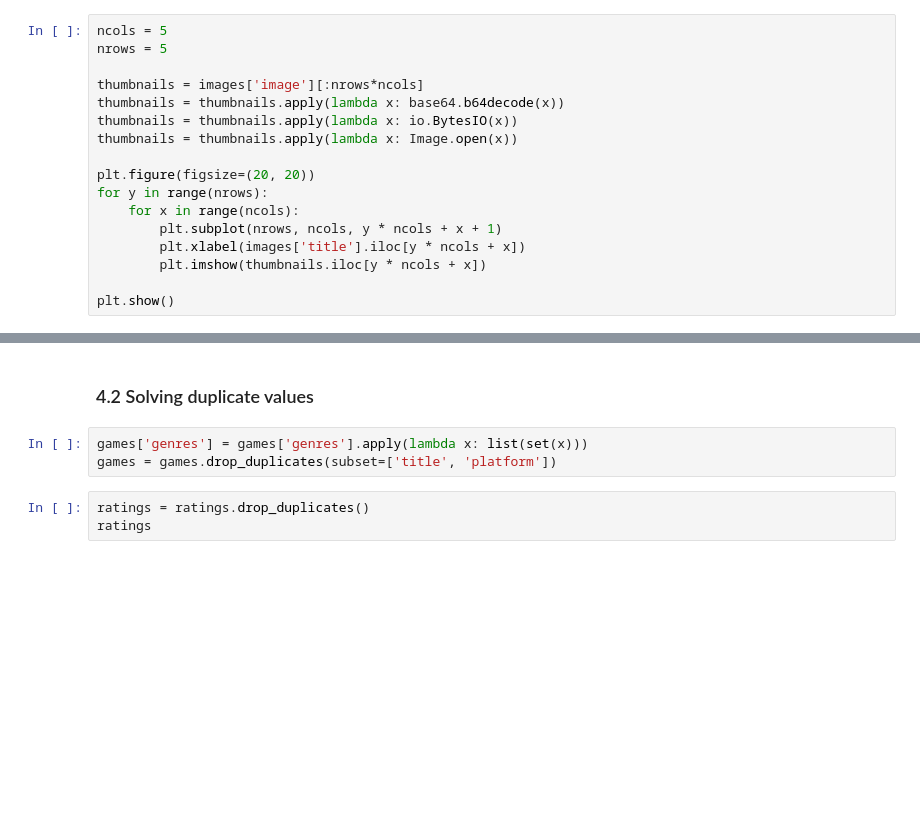
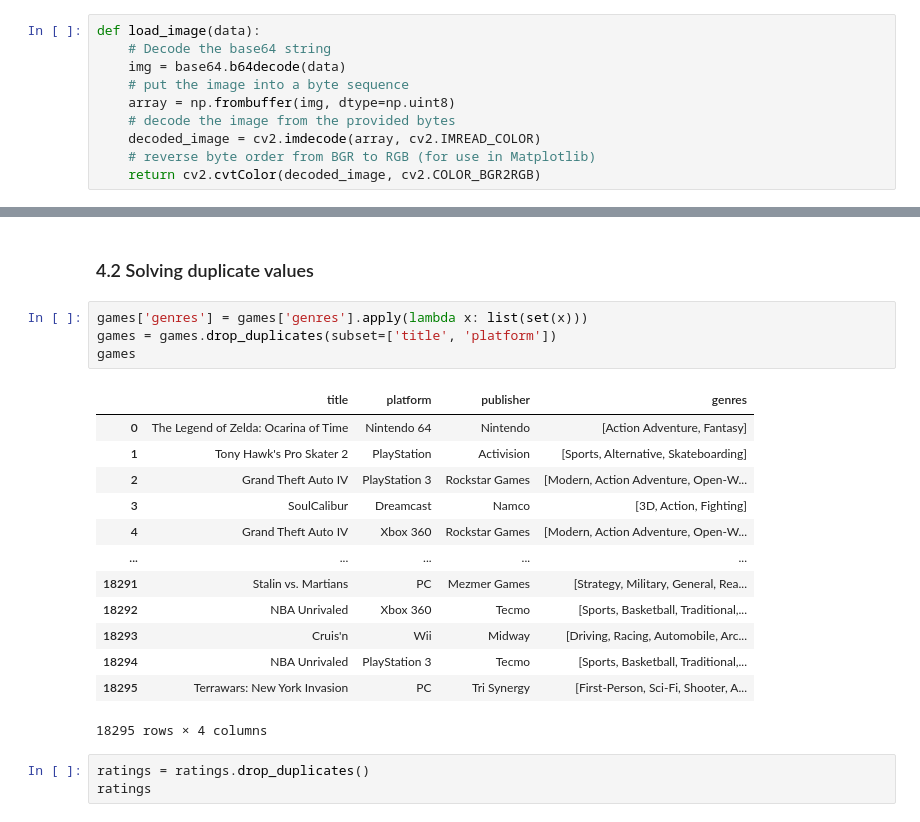
Before and after one commit to i442124/SuperScope, a Jupyter notebook: notebooks/data_storage_solution.ipynb, the cells around one changed output, grey strips where cells are left out. Cells and saved outputs as stored; diff of their text form; blank space fills up the shorter version.

Commit message:
Update Data Storage Solution and Image Feature Extractor

```diff
--- a/notebooks/data_storage_solution.ipynb
+++ b/notebooks/data_storage_solution.ipynb
@@ -63,17 +107,10 @@ images = images[['title', 'platform', 'image']]
 # %%
-ncols = 5
-nrows = 5
-
-thumbnails = images['image'][:nrows*ncols]
-thumbnails = thumbnails.apply(lambda x: base64.b64decode(x))
-thumbnails = thumbnails.apply(lambda x: io.BytesIO(x))
-thumbnails = thumbnails.apply(lambda x: Image.open(x))
-
-plt.figure(figsize=(20, 20))
-for y in range(nrows):
-    for x in range(ncols):
-        plt.subplot(nrows, ncols, y * ncols + x + 1)
-        plt.xlabel(images['title'].iloc[y * ncols + x])
-        plt.imshow(thumbnails.iloc[y * ncols + x])
-
-plt.show()
+def load_image(data):
+    # Decode the base64 string
+    img = base64.b64decode(data)
+    # put the image into a byte sequence
+    array = np.frombuffer(img, dtype=np.uint8)
+    # decode the image from the provided bytes
+    decoded_image = cv2.imdecode(array, cv2.IMREAD_COLOR)
+    # reverse byte order from BGR to RGB (for use in Matplotlib)
+    return cv2.cvtColor(decoded_image, cv2.COLOR_BGR2RGB)
@@ -113,6 +167,21 @@ dtype: int64
 # %%
 games['genres'] = games['genres'].apply(lambda x: list(set(x)))
 games = games.drop_duplicates(subset=['title', 'platform'])
+games
+# %% [output]
+|  | title | platform | publisher | genres |
+| 0 | The Legend of Zelda: Ocarina of Time | Nintendo 64 | Nintendo | [Action Adventure, Fantasy] |
+| 1 | Tony Hawk's Pro Skater 2 | PlayStation | Activision | [Sports, Alternative, Skateboarding] |
+| 2 | Grand Theft Auto IV | PlayStation 3 | Rockstar Games | [Modern, Action Adventure, Open-W... |
+| 3 | SoulCalibur | Dreamcast | Namco | [3D, Action, Fighting] |
+| 4 | Grand Theft Auto IV | Xbox 360 | Rockstar Games | [Modern, Action Adventure, Open-W... |
+| ... | ... | ... | ... | ... |
+| 18291 | Stalin vs. Martians | PC | Mezmer Games | [Strategy, Military, General, Rea... |
+| 18292 | NBA Unrivaled | Xbox 360 | Tecmo | [Sports, Basketball, Traditional,... |
+| 18293 | Cruis'n | Wii | Midway | [Driving, Racing, Automobile, Arc... |
+| 18294 | NBA Unrivaled | PlayStation 3 | Tecmo | [Sports, Basketball, Traditional,... |
+| 18295 | Terrawars: New York Invasion | PC | Tri Synergy | [First-Person, Sci-Fi, Shooter, A... |
+18295 rows × 4 columns
 # %%
 ratings = ratings.drop_duplicates()
 ratings
```
Also changed, not shown: parts of 36 cells of this notebook, 3 other files.
